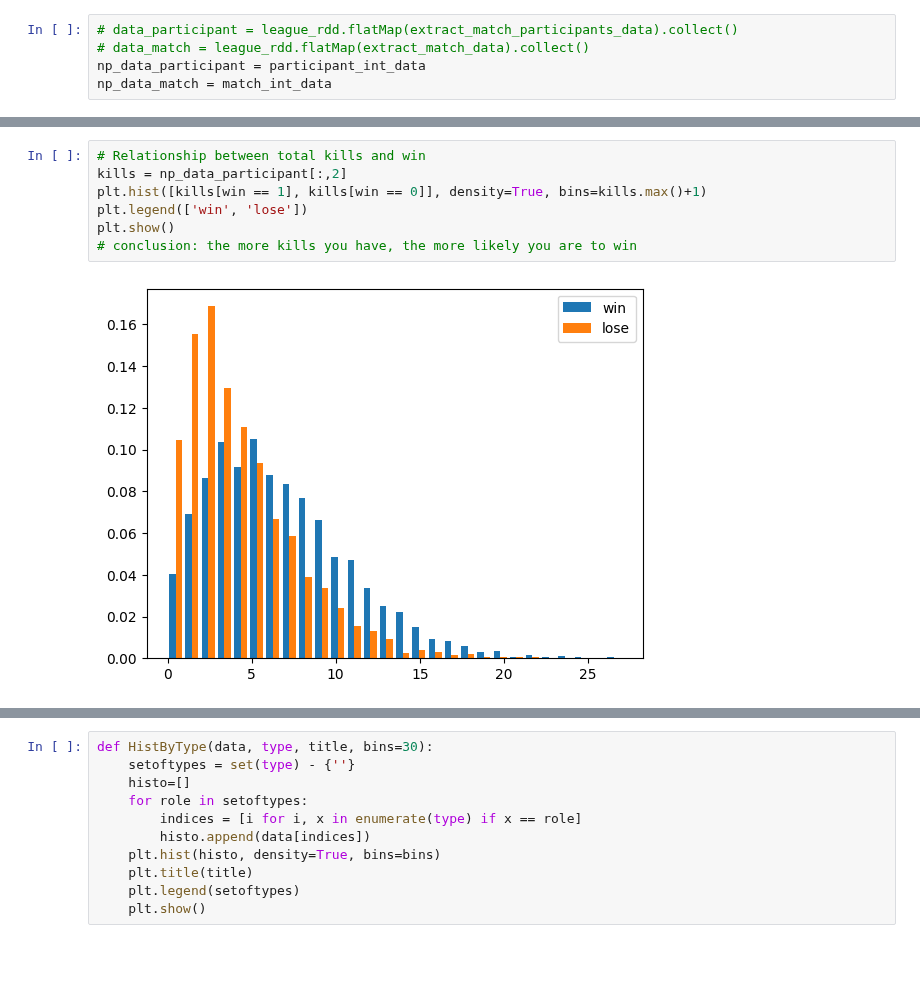
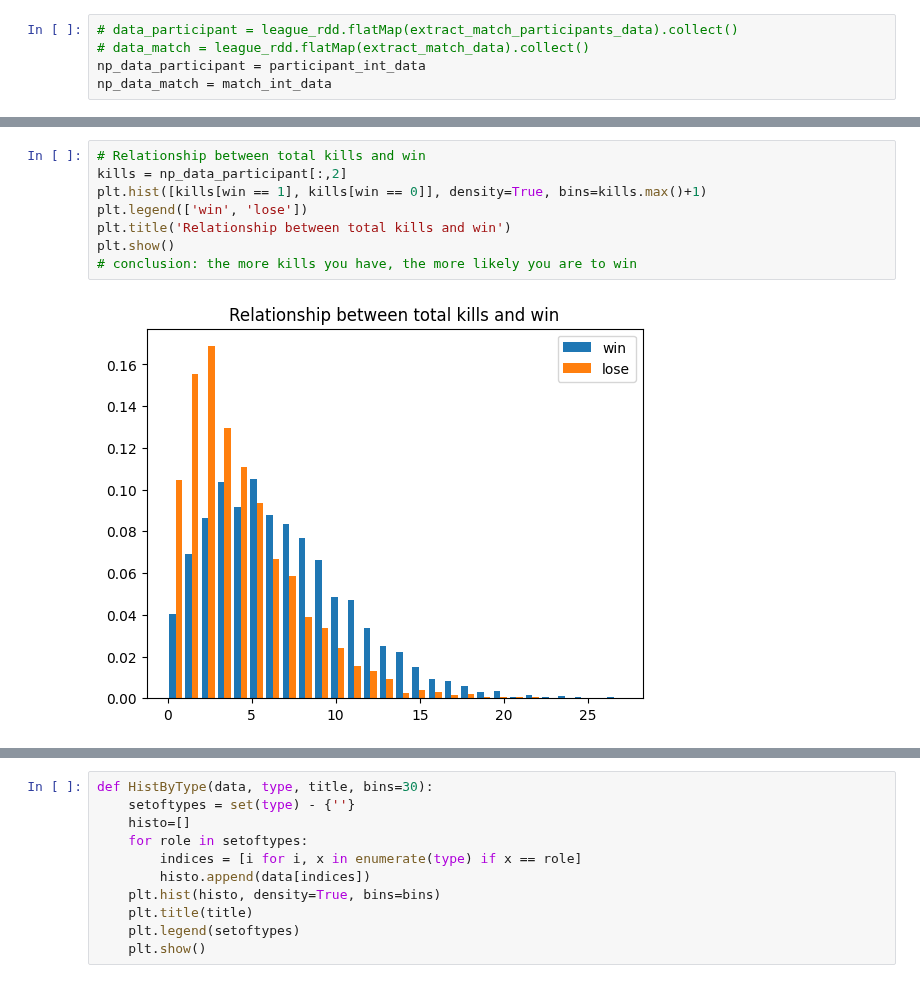
Before and after one commit to MohamedHAmin/Big-Data-Project, a Jupyter notebook: relations.ipynb, the cells around one changed output, grey strips where cells are left out. Saved outputs shown, nothing was run; the diff lists cells and outputs as text; blank space fills up the shorter version.

```diff
--- a/relations.ipynb
+++ b/relations.ipynb
@@ -114,12 +127,13 @@ plt.scatter(tdd, tdt, color = ['red' if w == 1 else 'blue' for w in win])
 # %%
 # Relationship between total kills and win
 kills = np_data_participant[:,2]
 plt.hist([kills[win == 1], kills[win == 0]], density=True, bins=kills.max()+1)
 plt.legend(['win', 'lose'])
+plt.title('Relationship between total kills and win')
 plt.show()
 # conclusion: the more kills you have, the more likely you are to win
 # %% [output]
-[figure, old version]
+[figure, new version]
 # %%
 # Relationship between total deaths and win
 deaths = np_data_participant[:,3]
```
Also changed, not shown: parts of 9 cells of this notebook.
